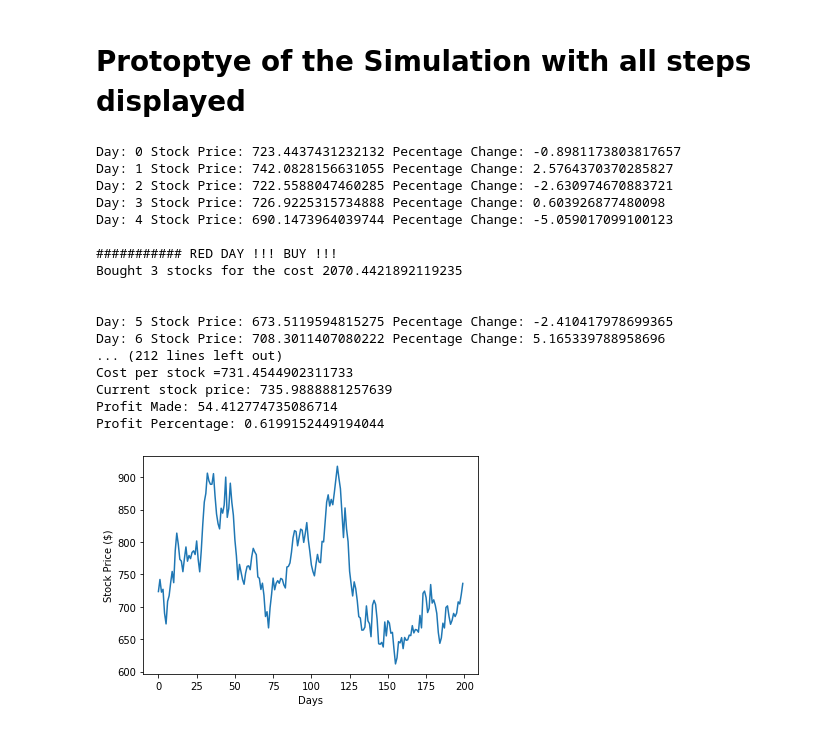
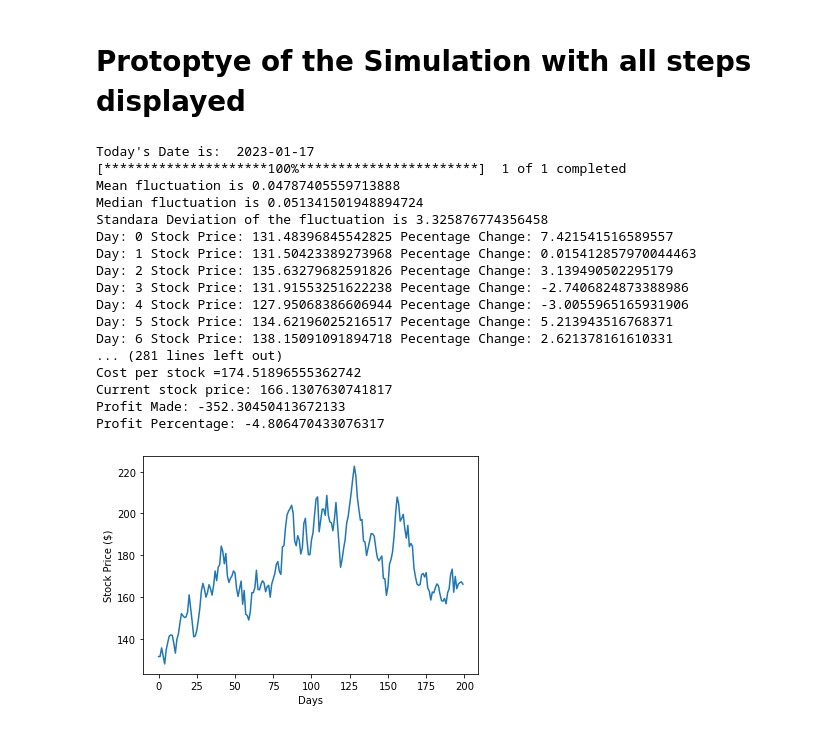
Before and after one commit to binodbhttr/wallstreetS, a Jupyter notebook: simulation_prototype.ipynb, the cells around one changed output. Drawn from its saved outputs; the diff is of its cells as text; code cells hidden in the pictures.

```diff
--- a/simulation_prototype.ipynb
+++ b/simulation_prototype.ipynb
@@ -7,10 +7,34 @@ from matplotlib import pyplot as plt
 import pandas as pd
 from pandas import ExcelWriter
 from pandas import ExcelFile
+import yfinance as yf
+from datetime import date
 
 
+ticker="TSLA"
+today = str(date.today())
+print("Today's Date is: ",today)
+
+data = yf.download(ticker,'2019-01-01',today)
+
+x=np.array(data.Close)
+y=np.array(data.Open)
+latest_stock_price=x[-1]
+
+delta=data.Close-data.Open
+
+pc=(np.array(delta)/data.Open)*100
+pc_mean=np.mean(pc)
+pc_stdev=np.std(pc)
+pc_median=np.median(pc)
+print("Mean fluctuation is",pc_mean)
+print("Median fluctuation is",pc_median)
+print("Standara Deviation of the fluctuation is",pc_stdev)
+
+
+stock_price=latest_stock_price   #initial stock price
+
 initial_stocks=0 #initial number of stocks in the portfolio
-stock_price=730   #initial stock price
 portfolio=0      #set portfolio to zero initially
 cost=0           #set cost to zero
 total_days=200   #total days to simulate
@@ -21,7 +45,7 @@ portfolio=np.zeros(total_days)         # array to store the number of stocks in
 add_portfolio=0                        #counter to count the number of stocks added in the portfolio
 
 for i in range(total_days):
-    dp=np.random.normal(0.035814462652301864,2.9139242695957,1)[0]
+    dp=np.random.normal(pc_mean,pc_stdev,1)[0]
     '''pick a random number for percentage change with normal distribution
     for given mean and standard deviation
     '''
@@ -35,49 +59,50 @@ for i in range(total_days):
     if dp<-5:
         #buy 3 stocks everytime when the closing price is less than 5% of the last day
         print("\n########### RED DAY !!! BUY !!!")
         buy=3
         #no of stocks to buy
         cost+=buy*stock_price
         #cost paid to buy the stocks at the stock_price
-        print(f"Bought {buy} stocks for the cost {cost}\n\n")
+        print(f"Bought {buy} stocks")
+        print(f"Total invested capital {cost}\n\n")
         add_portfolio+=3
     portfolio[i]=add_portfolio
 
 stocks_owned=np.max(portfolio)
 print("\n\nTotal stocks bought",stocks_owned)
 print("Total cost",cost)
 cost_basis=cost/stocks_owned
 print(f"Cost per stock ={cost_basis}")
 print("Current stock price:",stock_price)
 profit=(stocks_owned*stock_price)-cost
 print("Profit Made:",profit)
 profit_p=profit/cost*100
 print("Profit Percentage:",profit_p)
 
 plt.plot(days,price_history)
 plt.xlabel("Days")
 plt.ylabel("Stock Price ($)")
 df = pd.DataFrame({'Day':days,'Closing_Price':price_history,'Percentage_Change':precentage_change,"Portfolio":portfolio})
 
 writer = ExcelWriter('simulated_stock_data_sample.xlsx')
 df.to_excel(writer,'Sheet1',index=False)
 writer.save()
 # %% [output]
-Day: 0 Stock Price: 723.4437431232132 Pecentage Change: -0.8981173803817657
-Day: 1 Stock Price: 742.0828156631055 Pecentage Change: 2.5764370370285827
-Day: 2 Stock Price: 722.5588047460285 Pecentage Change: -2.630974670883721
-Day: 3 Stock Price: 726.9225315734888 Pecentage Change: 0.603926877480098
-Day: 4 Stock Price: 690.1473964039744 Pecentage Change: -5.059017099100123
-
-########### RED DAY !!! BUY !!!
-Bought 3 stocks for the cost 2070.4421892119235
-
-
-Day: 5 Stock Price: 673.5119594815275 Pecentage Change: -2.410417978699365
-Day: 6 Stock Price: 708.3011407080222 Pecentage Change: 5.165339788958696
-... (212 lines left out)
-Cost per stock =731.4544902311733
-Current stock price: 735.9888881257639
-Profit Made: 54.412774735086714
-Profit Percentage: 0.6199152449194044
+Today's Date is:  2023-01-17
+[*********************100%***********************]  1 of 1 completed
+Mean fluctuation is 0.04787405559713888
+Median fluctuation is 0.051341501948894724
+Standara Deviation of the fluctuation is 3.325876774356458
+Day: 0 Stock Price: 131.48396845542825 Pecentage Change: 7.421541516589557
+Day: 1 Stock Price: 131.50423389273968 Pecentage Change: 0.015412857970044463
+Day: 2 Stock Price: 135.63279682591826 Pecentage Change: 3.139490502295179
+Day: 3 Stock Price: 131.91553251622238 Pecentage Change: -2.7406824873388986
+Day: 4 Stock Price: 127.95068386606944 Pecentage Change: -3.0055965165931906
+Day: 5 Stock Price: 134.62196025216517 Pecentage Change: 5.213943516768371
+Day: 6 Stock Price: 138.15091091894718 Pecentage Change: 2.621378161610331
+... (281 lines left out)
+Cost per stock =174.51896555362742
+Current stock price: 166.1307630741817
+Profit Made: -352.30450413672133
+Profit Percentage: -4.806470433076317
-[figure, old version]
+[figure, new version]
```
Also changed, not shown: 7 other files.
